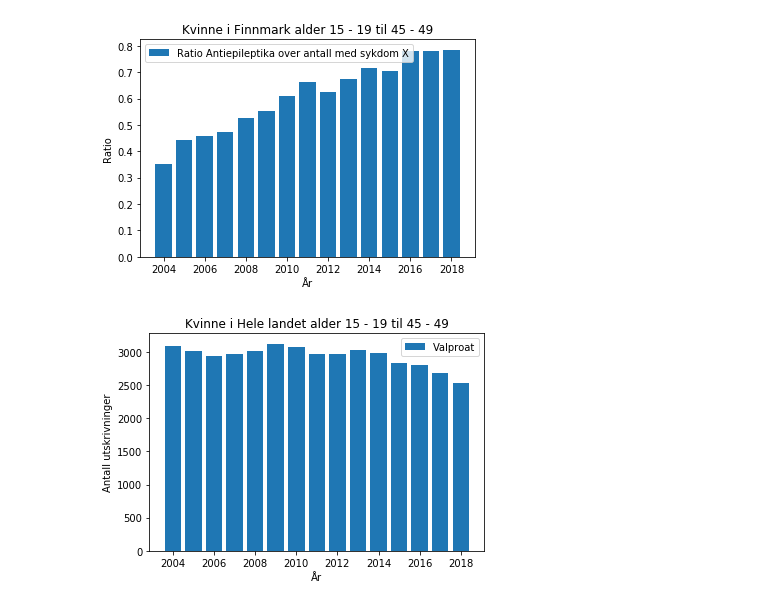
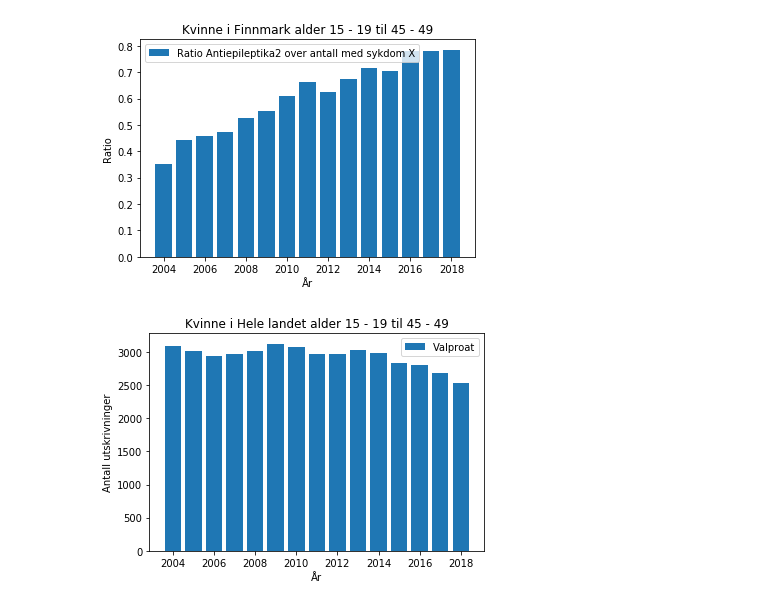
Before and after one commit to JonOttesen/summer_project, a Jupyter notebook: Untitled.ipynb, the cells around one changed output. Drawn from its saved outputs; the diff is of its cells as text; code cells hidden in the pictures.

```diff
--- a/Untitled.ipynb
+++ b/Untitled.ipynb
@@ -2,4 +2,4 @@
 from IPython.display import HTML
 from farm_files import visualization as visualization
 # %%
-test = visualization('Antiepileptika')
+test = visualization('Antiepileptika2')
@@ -6,7 +15,7 @@ test = visualization('Antiepileptika')
 # %%
-test.individual_population(prevalens = [2.5, 0.7], gender = 'Kvinne', region = 'Finnmark', drug = 'Antiepileptika')
+test.individual_population(prevalens = [2.5, 0.7], gender = 'Kvinne', region = 'Finnmark', drug = 'Antiepileptika2')
 # %% [output]
-[figure, old version]
+[figure, new version]
 # %%
 test.individual('Valproat')
 # %% [output]
```
Also changed, not shown: parts of 4 cells of this notebook, 7 other files.
